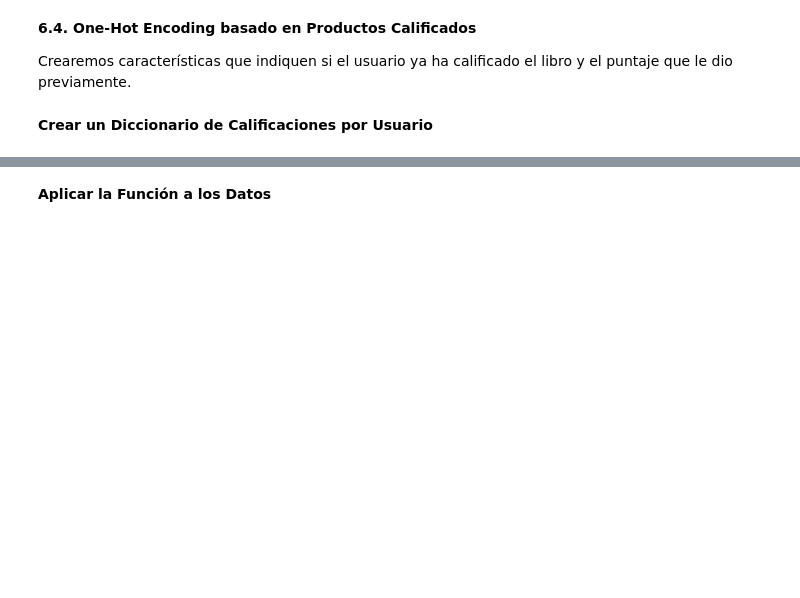
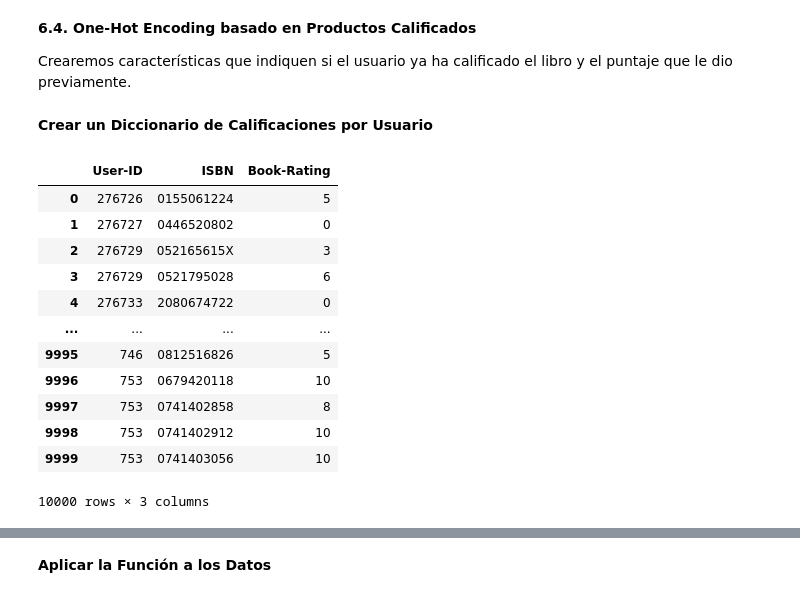
Before and after one commit to JCaballerot/Recommender-Systems, a Jupyter notebook: XGBoost_Recommender/Content_RecSys_BERT_y_XGBoost_Book_Crossing.ipynb, the cells around one changed output, grey strips where cells are left out. Saved outputs shown, nothing was run; the diff lists cells and outputs as text; code cells hidden in the pictures; blank space fills up the shorter version.

```diff
--- a/XGBoost_Recommender/Content_RecSys_BERT_y_XGBoost_Book_Crossing.ipynb
+++ b/XGBoost_Recommender/Content_RecSys_BERT_y_XGBoost_Book_Crossing.ipynb
@@ -348,0 +357,16 @@ def has_rated(user_id, isbn):
+# %%
+data[['User-ID', 'ISBN', 'Book-Rating']]
+# %% [output]
+|  | User-ID | ISBN | Book-Rating |
+| 0 | 276726 | 0155061224 | 5 |
+| 1 | 276727 | 0446520802 | 0 |
+| 2 | 276729 | 052165615X | 3 |
+| 3 | 276729 | 0521795028 | 6 |
+| 4 | 276733 | 2080674722 | 0 |
+| ... | ... | ... | ... |
+| 9995 | 746 | 0812516826 | 5 |
+| 9996 | 753 | 0679420118 | 10 |
+| 9997 | 753 | 0741402858 | 8 |
+| 9998 | 753 | 0741402912 | 10 |
+| 9999 | 753 | 0741403056 | 10 |
+10000 rows × 3 columns
```
Also changed, not shown: parts of 34 cells of this notebook.
